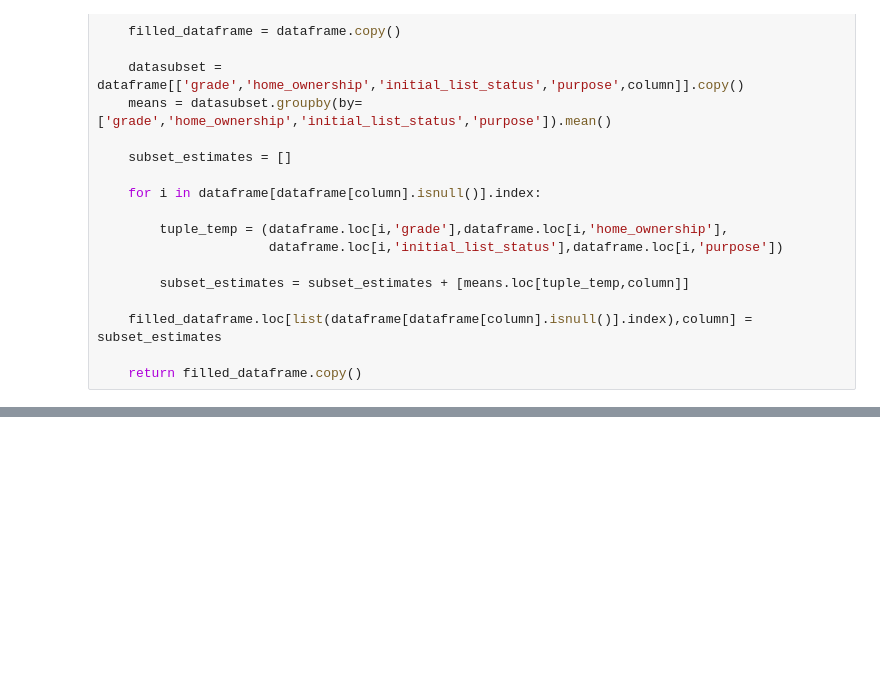
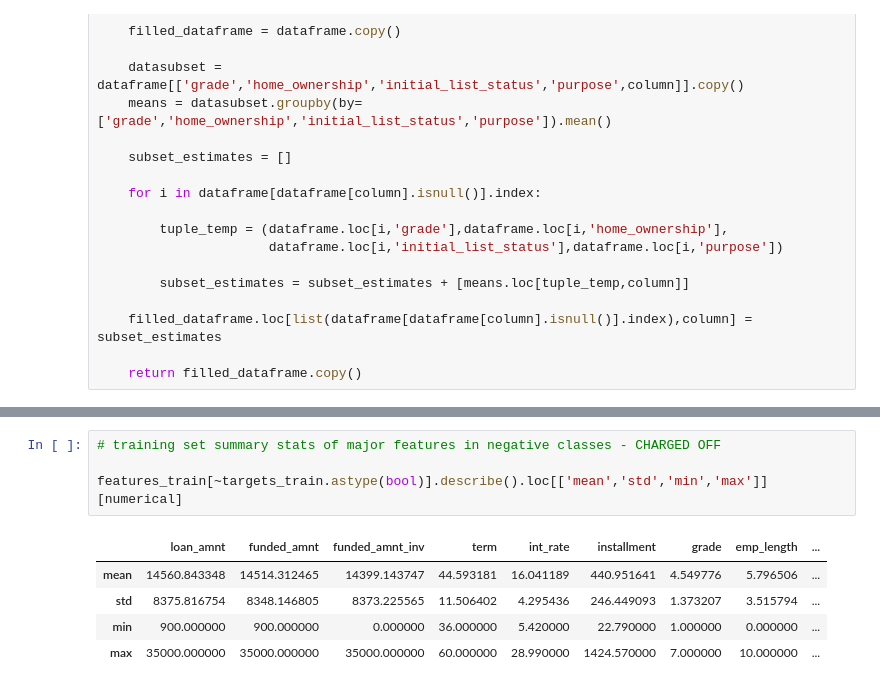
Before and after one commit to pandrewg/Lending-Club, a Jupyter notebook: analysis pt1.ipynb, the cells around one changed output, grey strips where cells are left out. Saved outputs shown, nothing was run; the diff lists cells and outputs as text; blank space fills up the shorter version.

```diff
--- a/analysis pt1.ipynb
+++ b/analysis pt1.ipynb
@@ -144,0 +182,10 @@ features_test[features_test.tot_coll_amt.isnull()] = features_test.tot_coll_amt.
+# %%
+# training set summary stats of major features in negative classes - CHARGED OFF
+
+features_train[~targets_train.astype(bool)].describe().loc[['mean','std','min','max']][numerical]
+# %% [output]
+|  | loan_amnt | funded_amnt | funded_amnt_inv | term | int_rate | installment | grade | emp_length | ... |
+| mean | 14560.843348 | 14514.312465 | 14399.143747 | 44.593181 | 16.041189 | 440.951641 | 4.549776 | 5.796506 | ... |
+| std | 8375.816754 | 8348.146805 | 8373.225565 | 11.506402 | 4.295436 | 246.449093 | 1.373207 | 3.515794 | ... |
+| min | 900.000000 | 900.000000 | 0.000000 | 36.000000 | 5.420000 | 22.790000 | 1.000000 | 0.000000 | ... |
+| max | 35000.000000 | 35000.000000 | 35000.000000 | 60.000000 | 28.990000 | 1424.570000 | 7.000000 | 10.000000 | ... |
```
Also changed, not shown: parts of 28 cells of this notebook.
